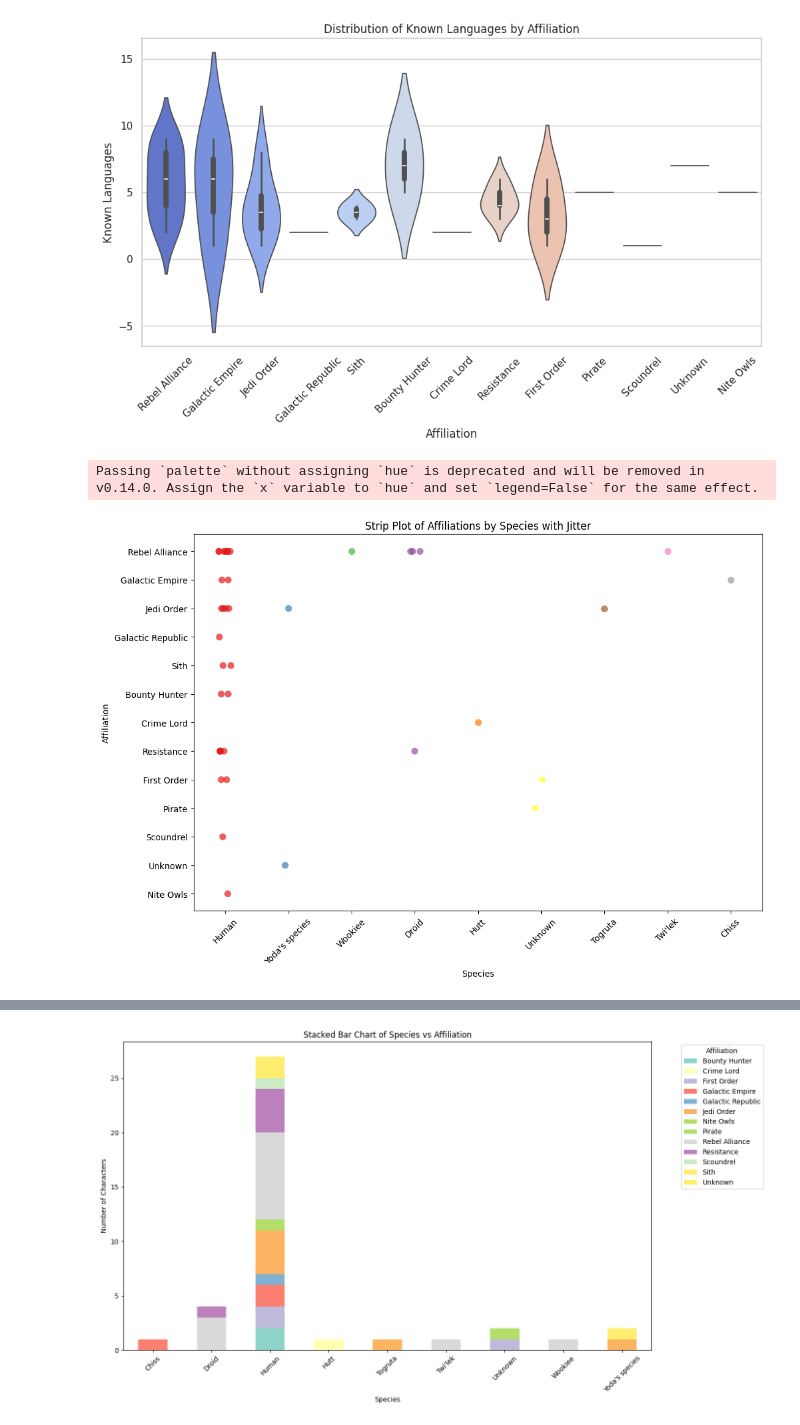
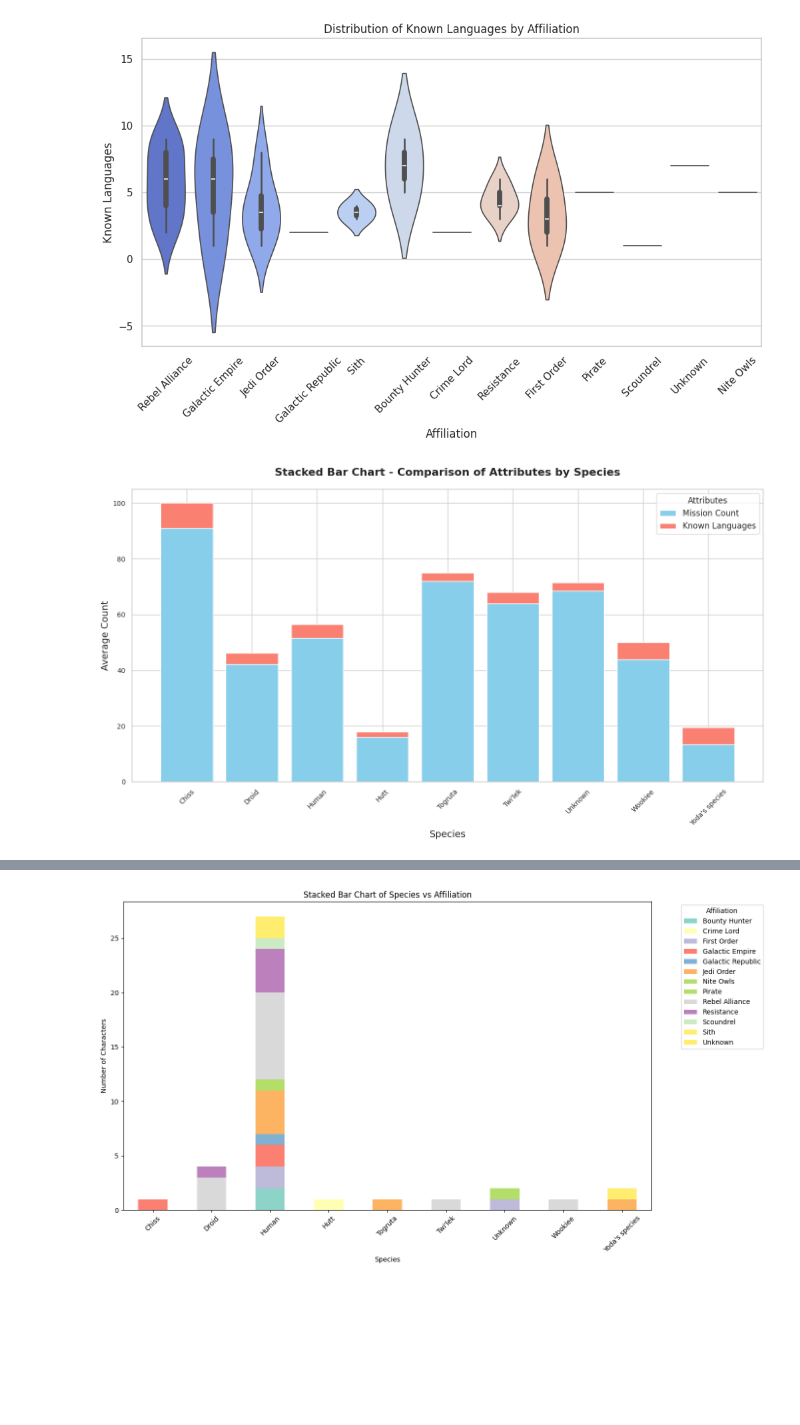
Before and after one commit to nathadriele/star-wars-data-visualization, a Jupyter notebook: notebooks/starwars_data_visualization.ipynb, the cells around one changed output, grey strips where cells are left out. Drawn from its saved outputs; the diff is of its cells as text; code cells hidden in the pictures; blank space fills up the shorter version.

```diff
--- a/notebooks/starwars_data_visualization.ipynb
+++ b/notebooks/starwars_data_visualization.ipynb
@@ -280,19 +280,36 @@ plt.legend([], [], frameon=False)
 plt.show()
 # %% [output]
 [figure]
-# %%
-# 14. Strip Plot com Jitter - Afiliações por Espécies
-
-plt.figure(figsize=(12, 8))
-sns.stripplot(data=df, x='Species', y='Affiliation', jitter=True, size=8, alpha=0.7, palette='Set1')
-plt.xlabel('Species')
-plt.ylabel('Affiliation')
-plt.title('Strip Plot of Affiliations by Species with Jitter')
-plt.xticks(rotation=45)
-plt.show()
-# %% [output]
-Passing `palette` without assigning `hue` is deprecated and will be removed in v0.14.0. Assign the `x` variable to `hue` and set `legend=False` for the same effect.
-[figure, removed]
+# %%
+# 14. Stacked Bar Chart - Comparação Entre Espécies e Atributos Numéricos
+
+numeric_df = df[['Species', 'Mission Count', 'Known Languages']].copy()
+
+numeric_df['Mission Count'] = pd.to_numeric(numeric_df['Mission Count'], errors='coerce')
+numeric_df['Known Languages'] = pd.to_numeric(numeric_df['Known Languages'], errors='coerce')
+
+numeric_df = numeric_df.dropna(subset=['Mission Count', 'Known Languages'])
+
+selected_attributes = numeric_df.groupby('Species').mean()[['Mission Count', 'Known Languages']]
+species_names = selected_attributes.index
+
+fig, ax = plt.subplots(figsize=(14, 8))
+
+bar1 = ax.bar(species_names, selected_attributes['Mission Count'], label='Mission Count', color='skyblue')
+bar2 = ax.bar(species_names, selected_attributes['Known Languages'], bottom=selected_attributes['Mission Count'], label='Known Languages', color='salmon')
+
+plt.xlabel('Species', fontsize=14)
+plt.ylabel('Average Count', fontsize=14)
+plt.title('Stacked Bar Chart - Comparison of Attributes by Species', fontsize=16, weight='bold', pad=20)
+plt.xticks(rotation=45, fontsize=10)
+plt.yticks(fontsize=10)
+
+plt.legend(title='Attributes', fontsize=12)
+
+plt.tight_layout()
+plt.show()
+# %% [output]
+[figure, added]
 # %%
 # 15. Donut Chart - Distribuição de Espécies
 
```
Also changed, not shown: parts of 10 cells of this notebook.
